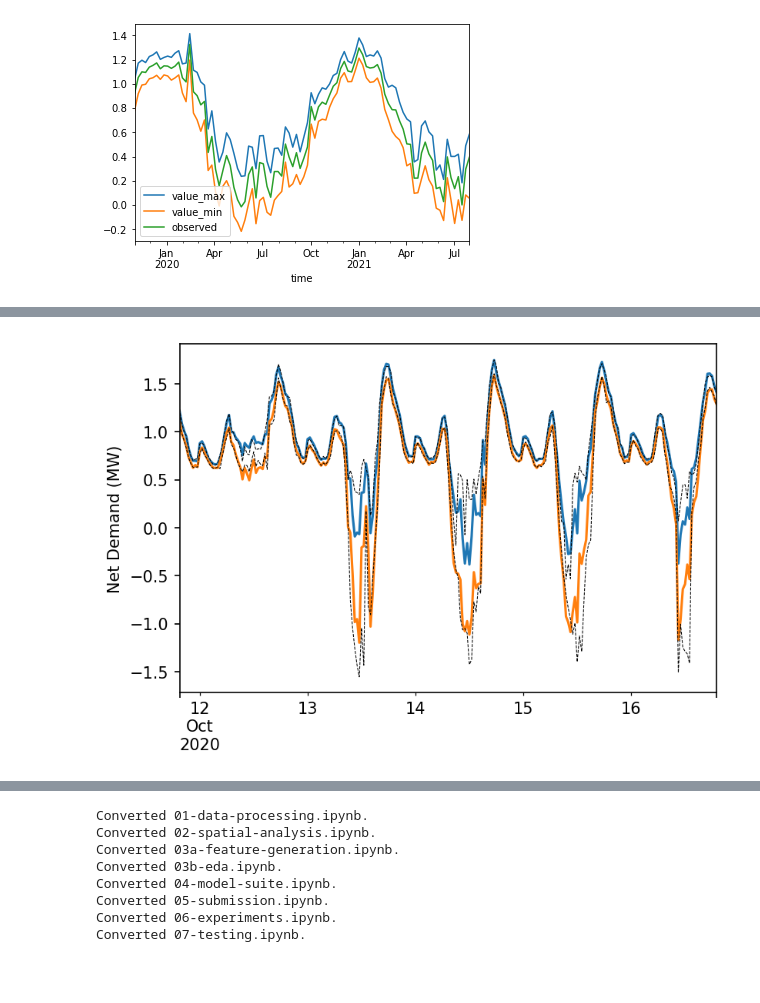
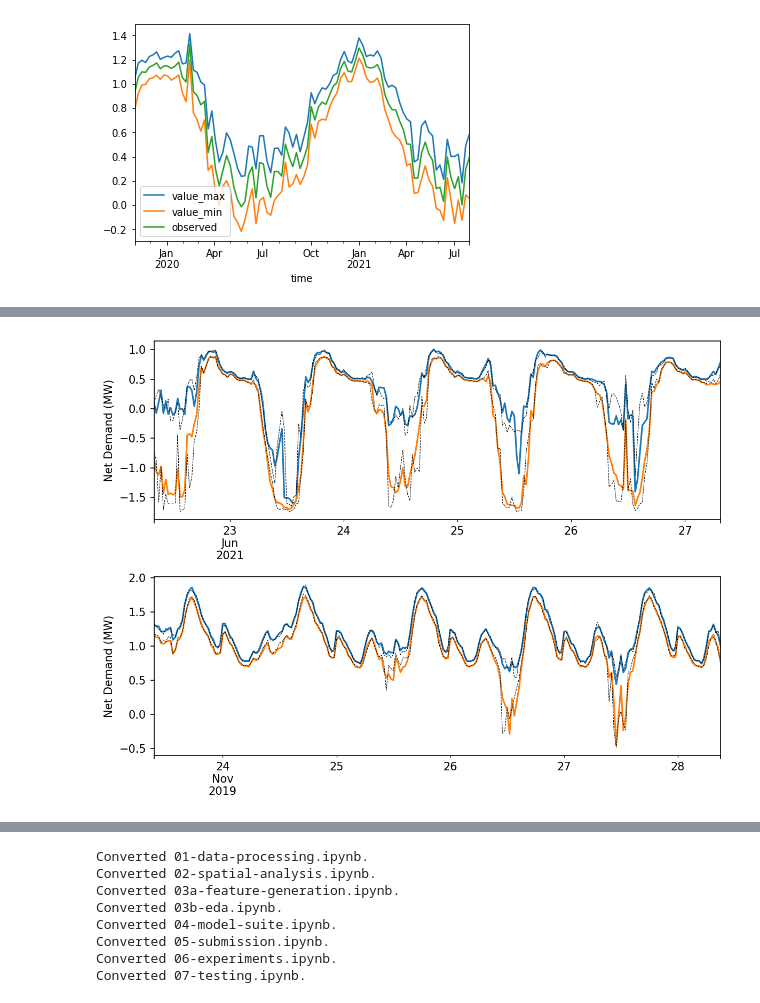
Before and after one commit to AyrtonB/WPD-Hackathon, a Jupyter notebook: nbs/04-model-suite.ipynb, the cells around one changed output, grey strips where cells are left out. Cells and saved outputs as stored; diff of their text form; code cells hidden in the pictures; blank space fills up the shorter version.

Commit message:
added prediction visualisations

```diff
--- a/nbs/04-model-suite.ipynb
+++ b/nbs/04-model-suite.ipynb
@@ -293,24 +362,39 @@ df_pred.resample('7D').mean().plot()
 # %%
 #exports
+flatten_list = lambda list_: [item for sublist in list_ for item in sublist]
+
 def plot_pred_sample(
     df_pred: pd.DataFrame,
     df_target: pd.DataFrame=None,
-    n_obvs: int=48*5
+    n_obvs: int=48*5,
+    subplot_kwargs: dict={'dpi': 150}
 ):
-    rand_start_idx = randint(0, df_pred.shape[0]-1)
-    rand_end_idx = rand_start_idx + n_obvs
+    fig, axs = plt.subplots(**subplot_kwargs)
 
-    # Plotting
-    fig, ax = plt.subplots(dpi=150)
+    if isinstance(axs, np.ndarray):
+        dims = len(axs.shape)
+        axs = list(axs)
 
-    df_pred.iloc[rand_start_idx:rand_end_idx][['value_max', 'value_min']].plot(ax=ax, legend=False)
+        if dims > 1:
+            axs = flatten_list(axs)
 
-    if df_target is not None:
-        df_target.iloc[rand_start_idx:rand_end_idx][['value_max', 'value_min']].plot(ax=ax, color='k', linestyle='--', linewidth=0.5, legend=False)
+    else:
+        axs = [axs]
 
-    ax.set_xlabel('')
-    ax.set_ylabel('Net Demand (MW)')
+    for ax in axs:
+        rand_start_idx = randint(0, df_pred.shape[0]-1)
+        rand_end_idx = rand_start_idx + n_obvs
+
+        df_pred.iloc[rand_start_idx:rand_end_idx][['value_max', 'value_min']].plot(ax=ax, legend=False)
+
+        if df_target is not None:
+            df_target.iloc[rand_start_idx:rand_end_idx][['value_max', 'value_min']].plot(ax=ax, color='k', linestyle='--', linewidth=0.5, legend=False)
+
+        ax.set_xlabel('')
+        ax.set_ylabel('Net Demand (MW)')
+
+    fig.tight_layout()
 # %%
-plot_pred_sample(df_pred, df_target)
+plot_pred_sample(df_pred, df_target, subplot_kwargs={'figsize': (8, 6), 'dpi': 150, 'nrows': 2})
 # %% [output]
-[figure, old version]
+[figure, new version]
```
Also changed, not shown: parts of 12 cells of this notebook, 3 other files.
